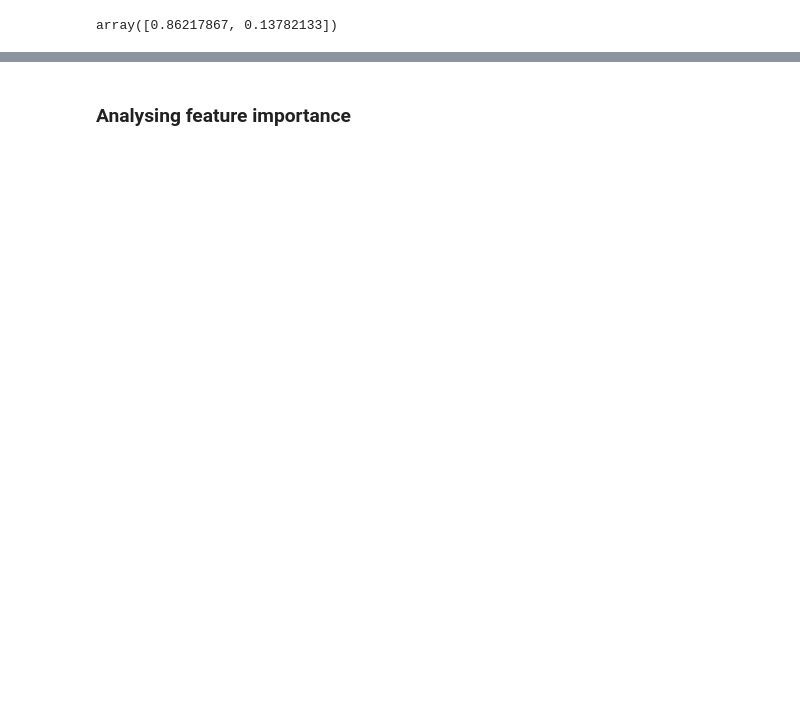
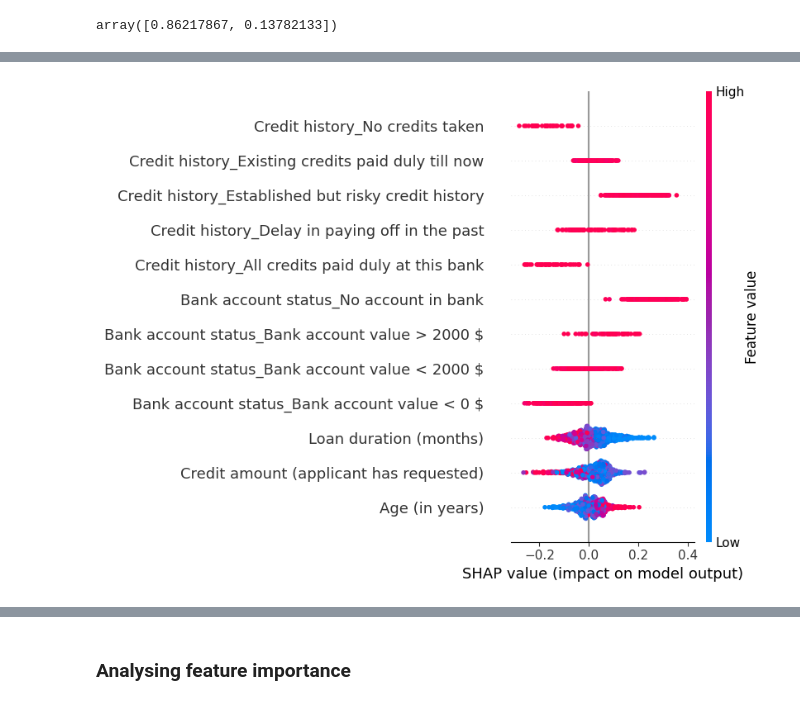
Before and after one commit to Dudnik-Ilia/glocalx, a Jupyter notebook: glocalx.ipynb, the cells around one changed output, grey strips where cells are left out. Cells and saved outputs as stored; diff of their text form; code cells hidden in the pictures; blank space fills up the shorter version.

```diff
--- a/glocalx.ipynb
+++ b/glocalx.ipynb
@@ -352,0 +472,79 @@ array([0.86217867, 0.13782133])
+# %%
+# BASIC version of global SHAP
+
+# Create SHAP explainer
+explainer = shap.TreeExplainer(rf_cut)
+
+# Compute SHAP values (shape: (num_samples, num_features, num_classes))
+shap_values = explainer.shap_values(X_cut)
+
+# Extract SHAP values for the "positive" class (class index 1)
+shap_values_class1 = shap_values[:, :, 1]  # Correct slicing
+
+# Convert SHAP values to DataFrame
+shap_df = pd.DataFrame(shap_values_class1, columns=X_cut.columns)
+
+# Dictionary to map original categorical feature names (grouped) to their one-hot encoded versions
+categorical_feature_groups = {
+    "Credit history": [
+        "Credit history_All credits paid duly at this bank",
+        "Credit history_Delay in paying off in the past",
+        "Credit history_Established but risky credit history",
+        "Credit history_Existing credits paid duly till now",
+        "Credit history_No credits taken"
+    ],
+    "Bank account status": [
+        "Bank account status_Bank account value < 0 $",
+        "Bank account status_Bank account value < 2000 $",
+        "Bank account status_Bank account value > 2000 $",
+        "Bank account status_No account in bank"
+    ]
+}
+
+# Aggregate SHAP values for categorical features
+for feature_name, one_hot_encoded_features in categorical_feature_groups.items():
+    for i in range(len(shap_df)):
+        sum = shap_df.iloc[i][one_hot_encoded_features].sum()
+        for feature in one_hot_encoded_features:
+            if X_cut.iloc[i][feature] == 1:
+                shap_df.iloc[i][feature] = sum
+            else:
+                shap_df.iloc[i][feature] = None
+
+# Function to convert boolean column to float and add noise with some probability
+def convert_boolean_with_noise(column: pd.Series, noise_prob: float = .5, noise_level: float = 0.1) -> pd.Series:
+    """
+    Converts a boolean column to float (0.0 or 1.0) and adds a small random noise with a given probability.
+
+    Parameters:
+    - column (pd.Series): Boolean column to be converted.
+    - noise_prob (float): Probability of adding noise (default: 0.2, meaning 20% of values get noise).
+    - noise_level (float): Maximum noise magnitude to add (default: 0.05).
+
+    Returns:
+    - pd.Series: Transformed column with noise applied.
+    """
+    # Convert boolean to float (0.0 or 1.0)
+    column_float = column.astype(float)
+
+    # Generate random mask where noise will be added
+    noise_mask = np.random.rand(len(column)) < noise_prob
+
+    # Generate noise values
+    noise = np.random.uniform(-noise_level, noise_level, size=len(column))
+
+    # Apply noise only to selected values
+    column_float[noise_mask] += noise[noise_mask]
+
+    return column_float
+
+X_cut_noise = X_cut.copy()
+
+# Add random noise to tweak categorical a bit for better representation in plot
+for feature_name, one_hot_encoded_features in categorical_feature_groups.items():
+    for feature in one_hot_encoded_features:
+        X_cut_noise[feature] = convert_boolean_with_noise(X_cut_noise[feature])
+
+shap.summary_plot(shap_df.to_numpy(), X_cut_noise, plot_type='dot')
+# %% [output]
+[figure, added]
```
Also changed, not shown: parts of 54 cells of this notebook, 8 other files.
